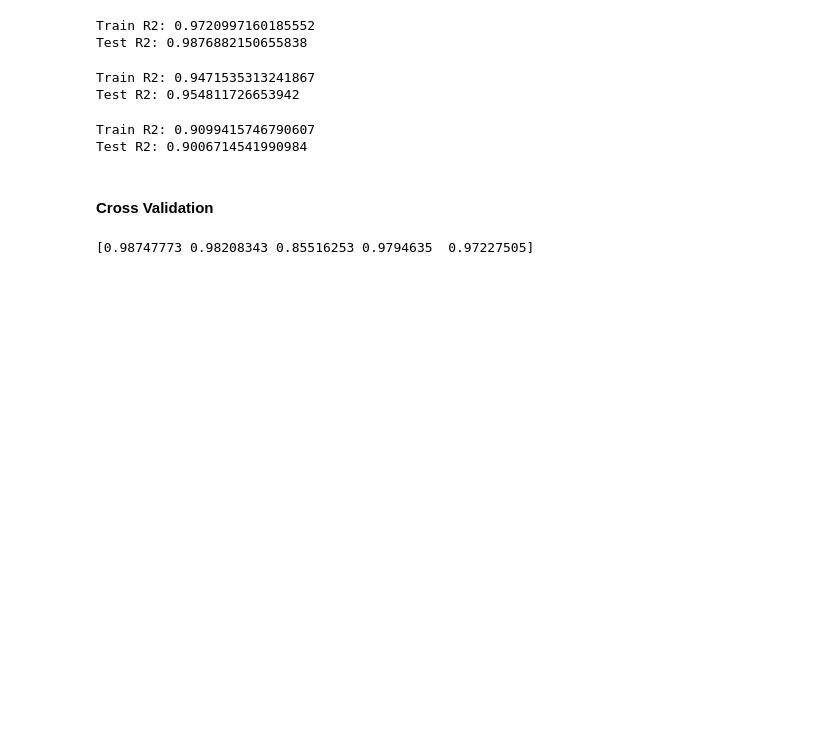
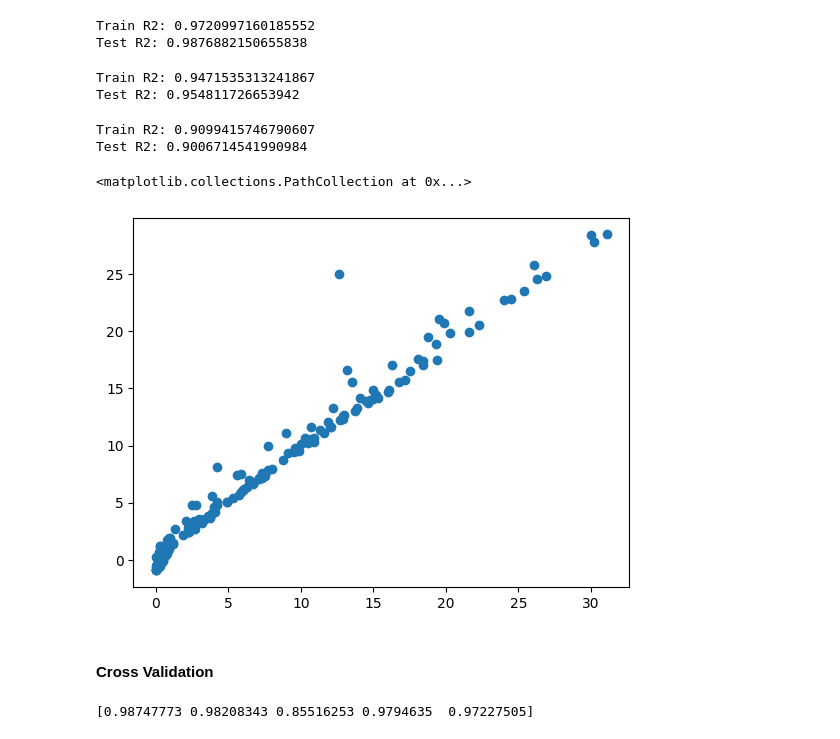
Before and after one commit to AmeyYarnalkar/Machine_Learning, a Jupyter notebook: 02_Regularised_Regression_Technique/2.7_Model_Training.ipynb, the cells around one changed output. Cells and saved outputs as stored; diff of their text form; code cells hidden in the pictures; blank space fills up the shorter version.

```diff
--- a/02_Regularised_Regression_Technique/2.7_Model_Training.ipynb
+++ b/02_Regularised_Regression_Technique/2.7_Model_Training.ipynb
@@ -233,6 +233,11 @@ print("Test R2:", regressor.score(x_test_scaled, y_test))
 # %% [output]
 Train R2: 0.9099415746790607
 Test R2: 0.9006714541990984
+# %%
+plt.scatter(y_train, regressor.predict(x_train_scaled))
+# %% [output]
+<matplotlib.collections.PathCollection at 0x...>
+[figure, added]
 # %% [markdown]
 #### Cross Validation
 # %%
```
Also changed, not shown: parts of 1 cell of this notebook, 10 other files.
